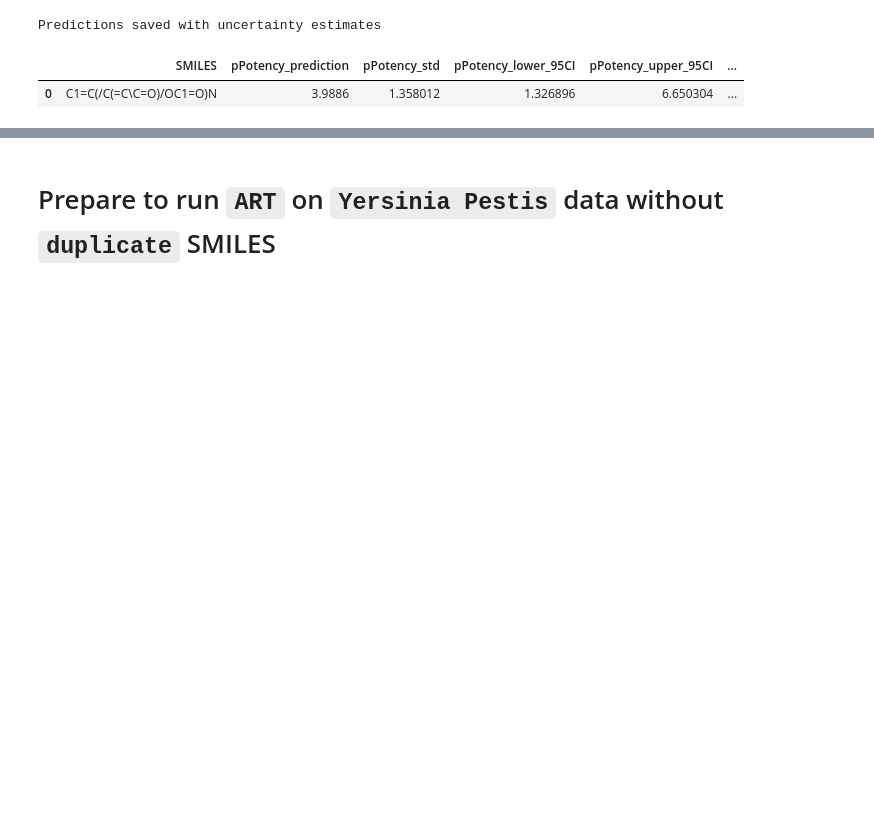
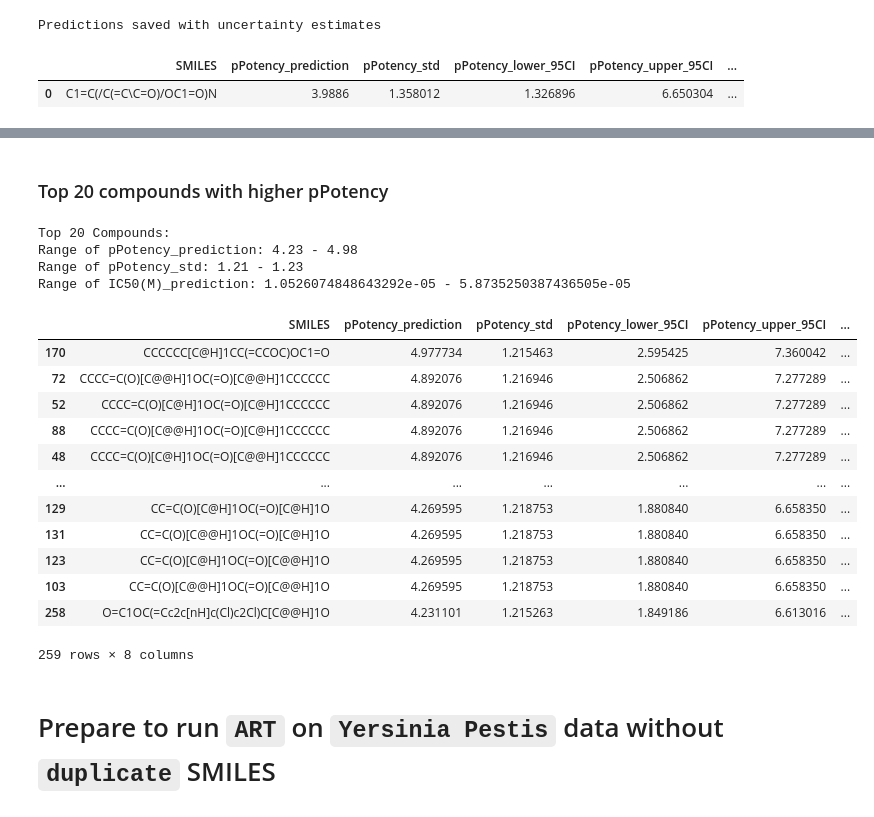
Before and after one commit to soumyadeepghosh35/DTRA_ART, a Jupyter notebook: DTRA_project_notebooks/Step5_ART_YersiniaPestis.ipynb, the cells around one changed output, grey strips where cells are left out. Cells and saved outputs as stored; diff of their text form; code cells hidden in the pictures; blank space fills up the shorter version.

```diff
--- a/DTRA_project_notebooks/Step5_ART_YersiniaPestis.ipynb
+++ b/DTRA_project_notebooks/Step5_ART_YersiniaPestis.ipynb
@@ -512,3 +620,36 @@ Predictions saved with uncertainty estimates
+# %% [markdown]
+### Top 20 compounds with higher pPotency
+# %%
+# Sort by pPotency and select the top 20
+RetrotideAntiBioticData_predicted_top20 = RetrotideAntiBioticData_predicted.sort_values(
+    by='pPotency_prediction', ascending=False)
+
+# Print the range of predictions
+print("Top 20 Compounds:")
+print(f"Range of pPotency_prediction: {RetrotideAntiBioticData_predicted_top20['pPotency_prediction'].min():.2f} - {RetrotideAntiBioticData_predicted_top20['pPotency_prediction'].max():.2f}")
+print(f"Range of pPotency_std: {RetrotideAntiBioticData_predicted_top20['pPotency_std'].min():.2f} - {RetrotideAntiBioticData_predicted_top20['pPotency_std'].max():.2f}")
+print("Range of IC50(M)_prediction:", RetrotideAntiBioticData_predicted_top20['IC50(M)_prediction'].min(),
+      "-", RetrotideAntiBioticData_predicted_top20['IC50(M)_prediction'].max())
+
+RetrotideAntiBioticData_predicted_top20
+# %% [output]
+Top 20 Compounds:
+Range of pPotency_prediction: 4.23 - 4.98
+Range of pPotency_std: 1.21 - 1.23
+Range of IC50(M)_prediction: 1.0526074848643292e-05 - 5.8735250387436505e-05
+|  | SMILES | pPotency_prediction | pPotency_std | pPotency_lower_95CI | pPotency_upper_95CI | ... |
+| 170 | CCCCCC[C@H]1CC(=CCOC)OC1=O | 4.977734 | 1.215463 | 2.595425 | 7.360042 | ... |
+| 72 | CCCC=C(O)[C@@H]1OC(=O)[C@@H]1CCCCCC | 4.892076 | 1.216946 | 2.506862 | 7.277289 | ... |
+| 52 | CCCC=C(O)[C@H]1OC(=O)[C@H]1CCCCCC | 4.892076 | 1.216946 | 2.506862 | 7.277289 | ... |
+| 88 | CCCC=C(O)[C@@H]1OC(=O)[C@H]1CCCCCC | 4.892076 | 1.216946 | 2.506862 | 7.277289 | ... |
+| 48 | CCCC=C(O)[C@H]1OC(=O)[C@@H]1CCCCCC | 4.892076 | 1.216946 | 2.506862 | 7.277289 | ... |
+| ... | ... | ... | ... | ... | ... | ... |
+| 129 | CC=C(O)[C@H]1OC(=O)[C@H]1O | 4.269595 | 1.218753 | 1.880840 | 6.658350 | ... |
+| 131 | CC=C(O)[C@@H]1OC(=O)[C@H]1O | 4.269595 | 1.218753 | 1.880840 | 6.658350 | ... |
+| 123 | CC=C(O)[C@H]1OC(=O)[C@@H]1O | 4.269595 | 1.218753 | 1.880840 | 6.658350 | ... |
+| 103 | CC=C(O)[C@@H]1OC(=O)[C@@H]1O | 4.269595 | 1.218753 | 1.880840 | 6.658350 | ... |
+| 258 | O=C1OC(=Cc2c[nH]c(Cl)c2Cl)C[C@@H]1O | 4.231101 | 1.215263 | 1.849186 | 6.613016 | ... |
+259 rows × 8 columns
 # %% [markdown]
 # Prepare to run `ART` on `Yersinia Pestis` data without `duplicate` SMILES
 # %%
```
Also changed, not shown: parts of 11 cells of this notebook.
